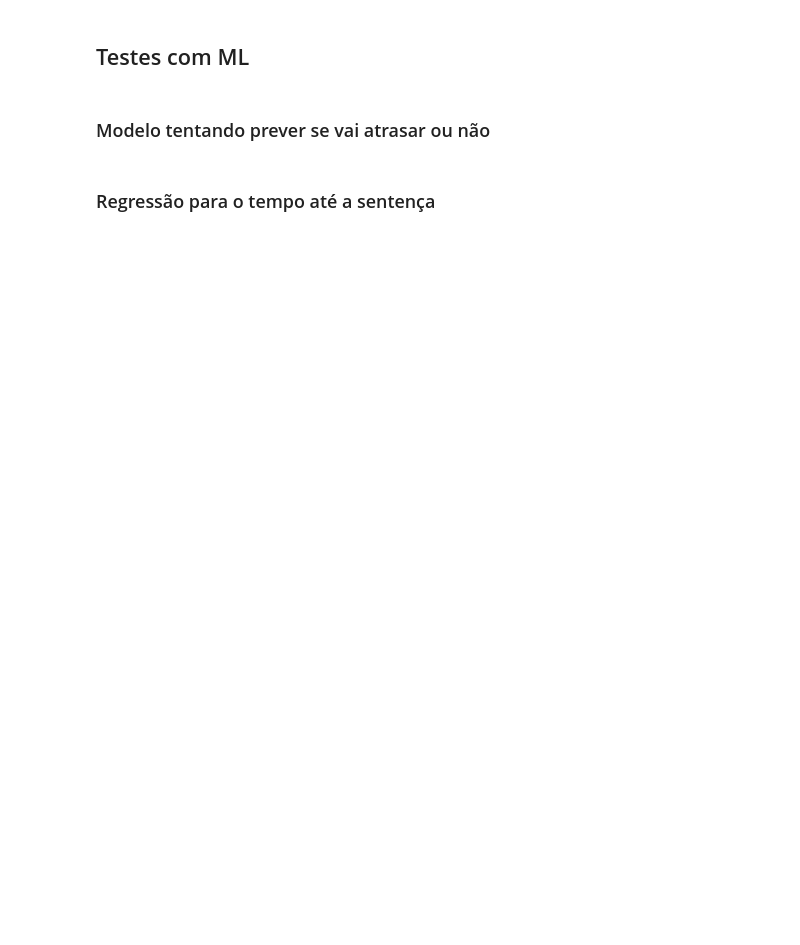
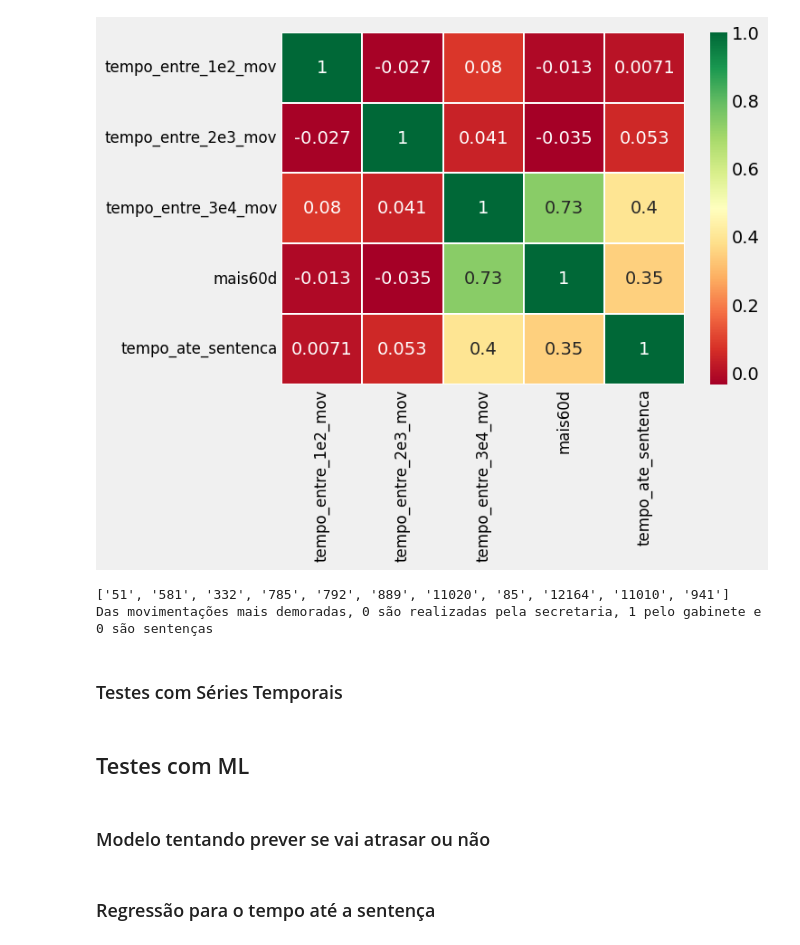
Before and after one commit to jeffersonduartebr/tcc_cesar, a Jupyter notebook: calcular_datas.ipynb, the cells around one changed output. Cells and saved outputs as stored; diff of their text form; code cells hidden in the pictures; blank space fills up the shorter version.

```diff
--- a/calcular_datas.ipynb
+++ b/calcular_datas.ipynb
@@ -252,0 +259,38 @@ fig.show()
+# %%
+sns.heatmap(df_sentenciados[['tempo_entre_1e2_mov', 'tempo_entre_2e3_mov',
+                             'tempo_entre_3e4_mov', 'mais60d', 'tempo_ate_sentenca']].corr(),annot=True,cmap='RdYlGn',linewidths=0.2)
+fig=plt.gcf()
+plt.xticks(fontsize=12)
+plt.yticks(fontsize=12)
+plt.show()
+# %% [output]
+[figure, added]
+# %%
+def lista_movimentacoes(movimentacoes, posicao):
+    movimentacoes_posicao_3 = list()
+    for movimento in movimentacoes:
+        movimentacoes_posicao_3.append(movimento[posicao -1][0])
+    return list(set(movimentacoes_posicao_3))
+
+
+mais_demoradas_movimentacoes_pos_3 = lista_movimentacoes(df_sentenciados['movimentos'].to_list(), 3)
+print(mais_demoradas_movimentacoes_pos_3)
+
+
+for codigo in mais_demoradas_movimentacoes_pos_3:
+    acoes_secretaria = 0
+    acoes_gabinete = 0
+    acoes_sentenca = 0
+    if int(codigo) in lista_movimentacoes_secretaria:
+        acoes_secretaria += 1
+    elif int(codigo) in lista_movimentacoes_gabinete:
+        acoes_gabinete += 1
+    elif int(codigo) in lista_movimentacoes_sentenca:
+        acoes_sentenca += 1
+
+print(f'Das movimentações mais demoradas, {acoes_secretaria} são realizadas pela secretaria, {acoes_gabinete} pelo gabinete e {acoes_sentenca} são sentenças')
+# %% [output]
+['51', '581', '332', '785', '792', '889', '11020', '85', '12164', '11010', '941']
+Das movimentações mais demoradas, 0 são realizadas pela secretaria, 1 pelo gabinete e 0 são sentenças
+# %% [markdown]
+### Testes com Séries Temporais
```
Also changed, not shown: parts of 27 cells of this notebook, 14 other files.
